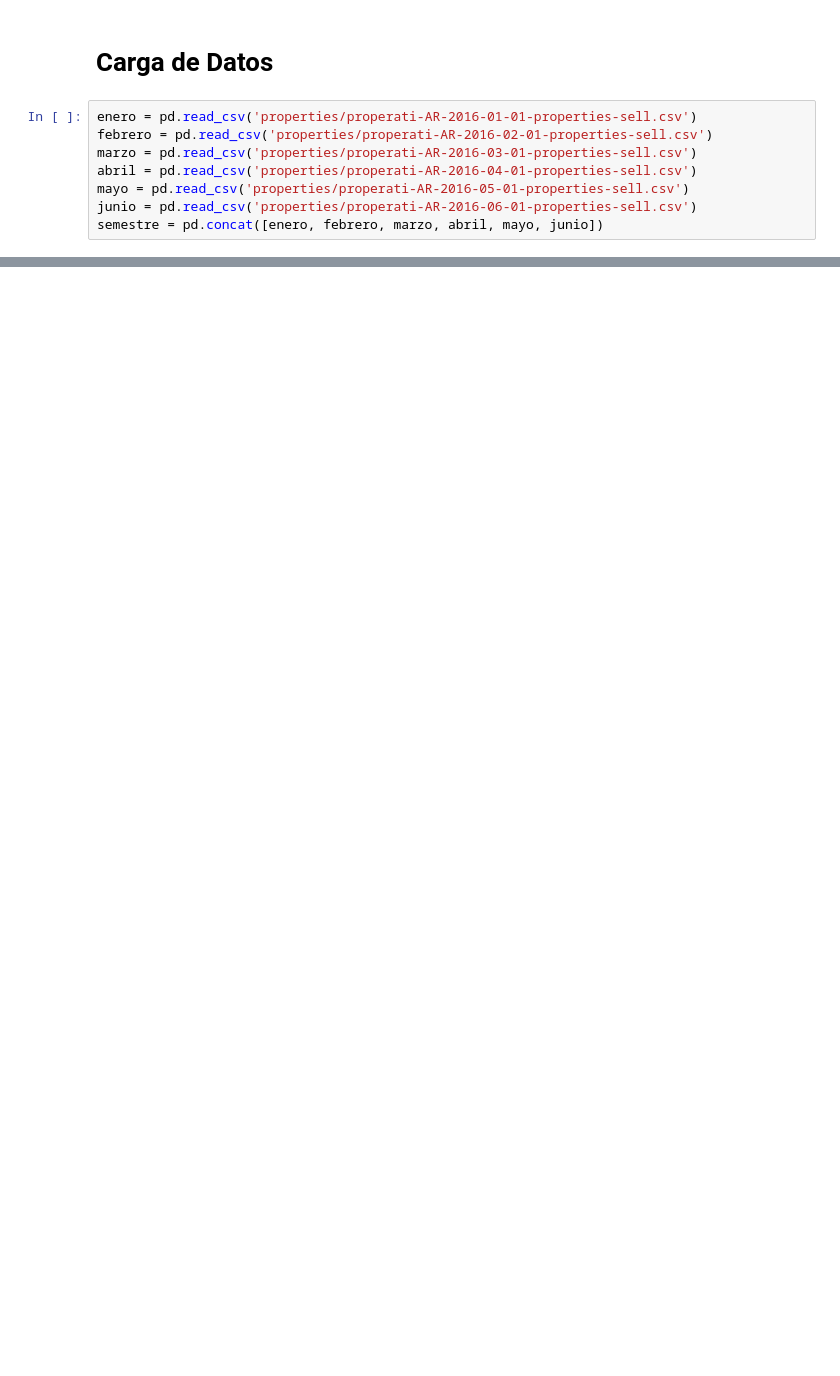
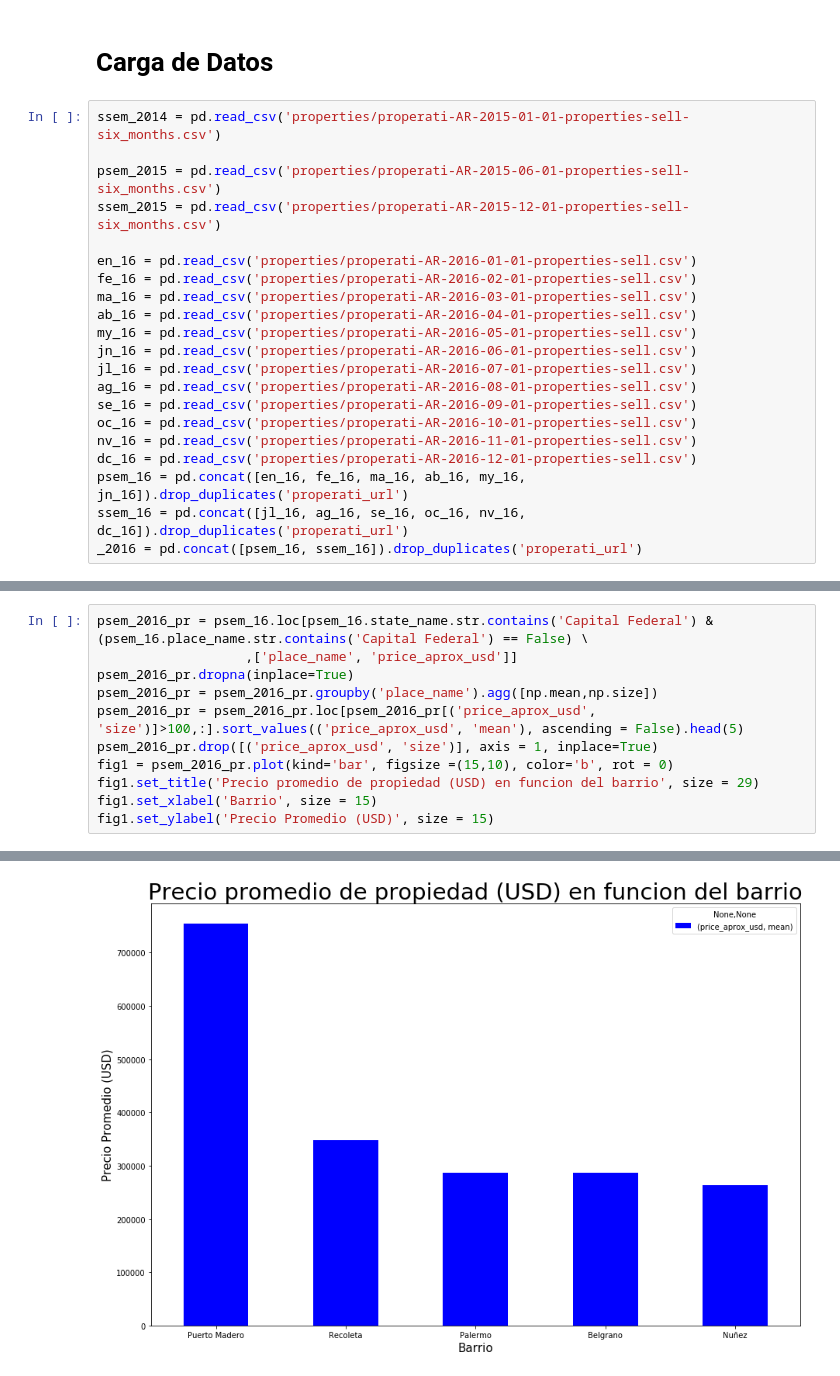
Before and after one commit to nicolaslongo/datos-TP1, a Jupyter notebook: Prop en venta 1er semestre 2016.ipynb, the cells around one changed output, grey strips where cells are left out. Cells and saved outputs as stored; diff of their text form; blank space fills up the shorter version.

```diff
--- a/Prop en venta 1er semestre 2016.ipynb
+++ b/Prop en venta 1er semestre 2016.ipynb
@@ -9,10 +11,23 @@ import seaborn as sns
 # %% [markdown]
 # Carga de Datos
 # %%
-enero = pd.read_csv('properties/properati-AR-2016-01-01-properties-sell.csv')
-febrero = pd.read_csv('properties/properati-AR-2016-02-01-properties-sell.csv')
-marzo = pd.read_csv('properties/properati-AR-2016-03-01-properties-sell.csv')
-abril = pd.read_csv('properties/properati-AR-2016-04-01-properties-sell.csv')
-mayo = pd.read_csv('properties/properati-AR-2016-05-01-properties-sell.csv')
-junio = pd.read_csv('properties/properati-AR-2016-06-01-properties-sell.csv')
-semestre = pd.concat([enero, febrero, marzo, abril, mayo, junio])
+ssem_2014 = pd.read_csv('properties/properati-AR-2015-01-01-properties-sell-six_months.csv')
+
+psem_2015 = pd.read_csv('properties/properati-AR-2015-06-01-properties-sell-six_months.csv')
+ssem_2015 = pd.read_csv('properties/properati-AR-2015-12-01-properties-sell-six_months.csv')
+
+en_16 = pd.read_csv('properties/properati-AR-2016-01-01-properties-sell.csv')
+fe_16 = pd.read_csv('properties/properati-AR-2016-02-01-properties-sell.csv')
+ma_16 = pd.read_csv('properties/properati-AR-2016-03-01-properties-sell.csv')
+ab_16 = pd.read_csv('properties/properati-AR-2016-04-01-properties-sell.csv')
+my_16 = pd.read_csv('properties/properati-AR-2016-05-01-properties-sell.csv')
+jn_16 = pd.read_csv('properties/properati-AR-2016-06-01-properties-sell.csv')
+jl_16 = pd.read_csv('properties/properati-AR-2016-07-01-properties-sell.csv')
+ag_16 = pd.read_csv('properties/properati-AR-2016-08-01-properties-sell.csv')
+se_16 = pd.read_csv('properties/properati-AR-2016-09-01-properties-sell.csv')
+oc_16 = pd.read_csv('properties/properati-AR-2016-10-01-properties-sell.csv')
+nv_16 = pd.read_csv('properties/properati-AR-2016-11-01-properties-sell.csv')
+dc_16 = pd.read_csv('properties/properati-AR-2016-12-01-properties-sell.csv')
+psem_16 = pd.concat([en_16, fe_16, ma_16, ab_16, my_16, jn_16]).drop_duplicates('properati_url')
+ssem_16 = pd.concat([jl_16, ag_16, se_16, oc_16, nv_16, dc_16]).drop_duplicates('properati_url')
+_2016 = pd.concat([psem_16, ssem_16]).drop_duplicates('properati_url')
@@ -18,0 +36,12 @@ semestre = pd.concat([enero, febrero, marzo, abril, mayo, junio])
+# %%
+psem_2016_pr = psem_16.loc[psem_16.state_name.str.contains('Capital Federal') & (psem_16.place_name.str.contains('Capital Federal') == False) \
+                   ,['place_name', 'price_aprox_usd']]
+psem_2016_pr.dropna(inplace=True)
+psem_2016_pr = psem_2016_pr.groupby('place_name').agg([np.mean,np.size])
+psem_2016_pr = psem_2016_pr.loc[psem_2016_pr[('price_aprox_usd', 'size')]>100,:].sort_values(('price_aprox_usd', 'mean'), ascending = False).head(5)
+psem_2016_pr.drop([('price_aprox_usd', 'size')], axis = 1, inplace=True)
+fig1 = psem_2016_pr.plot(kind='bar', figsize =(15,10), color='b', rot = 0)
+fig1.set_title('Precio promedio de propiedad (USD) en funcion del barrio', size = 29)
+fig1.set_xlabel('Barrio', size = 15)
+fig1.set_ylabel('Precio Promedio (USD)', size = 15)
+# %% [output]
@@ -18,0 +49 @@ semestre = pd.concat([enero, febrero, marzo, abril, mayo, junio])
+[figure, added]
```
Also changed, not shown: parts of 8 cells of this notebook.
